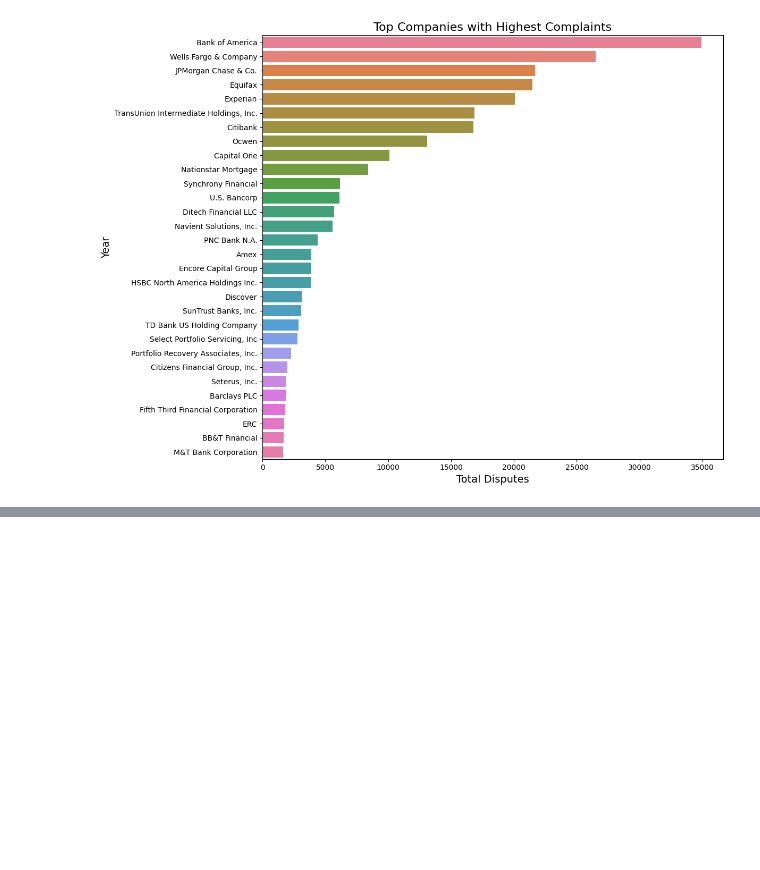
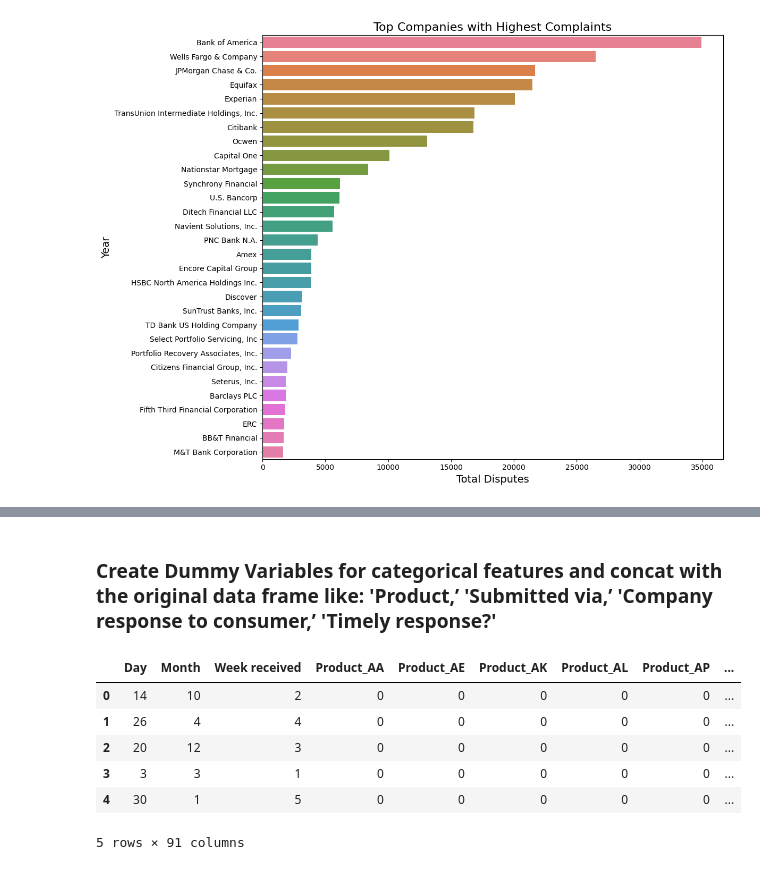
Before and after one commit to krutika-shimpi/Edureka_Internship_Assigments_solved, a Jupyter notebook: Mini_project_2/Mini_project_2_Consumer_Complaint_Resolution_Analysis.ipynb, the cells around one changed output, grey strips where cells are left out. Cells and saved outputs as stored; diff of their text form; code cells hidden in the pictures; blank space fills up the shorter version.

```diff
--- a/Mini_project_2/Mini_project_2_Consumer_Complaint_Resolution_Analysis.ipynb
+++ b/Mini_project_2/Mini_project_2_Consumer_Complaint_Resolution_Analysis.ipynb
@@ -535,0 +581,19 @@ plt.show()
+# %% [markdown]
+### Create Dummy Variables for categorical features and concat with the original data frame like: 'Product,’ 'Submitted via,’ 'Company response to consumer,’ 'Timely response?'
+# %%
+# Specify categorical features for which dummy variables need to be created
+categorical_features = ['Product', 'Issue', 'Submitted via', 'Company response to consumer', 'Timely response?']
+
+# Create dummy variables for categorical features
+train_data = pd.get_dummies(train_data, columns = categorical_features)
+test_data = pd.get_dummies(test_data, columns = categorical_features)
+
+train_data.head()
+# %% [output]
+|  | Day | Month | Week received | Product_AA | Product_AE | Product_AK | Product_AL | Product_AP | ... |
+| 0 | 14 | 10 | 2 | 0 | 0 | 0 | 0 | 0 | ... |
+| 1 | 26 | 4 | 4 | 0 | 0 | 0 | 0 | 0 | ... |
+| 2 | 20 | 12 | 3 | 0 | 0 | 0 | 0 | 0 | ... |
+| 3 | 3 | 3 | 1 | 0 | 0 | 0 | 0 | 0 | ... |
+| 4 | 30 | 1 | 5 | 0 | 0 | 0 | 0 | 0 | ... |
+5 rows × 91 columns
```
Also changed, not shown: parts of 16 cells of this notebook.
